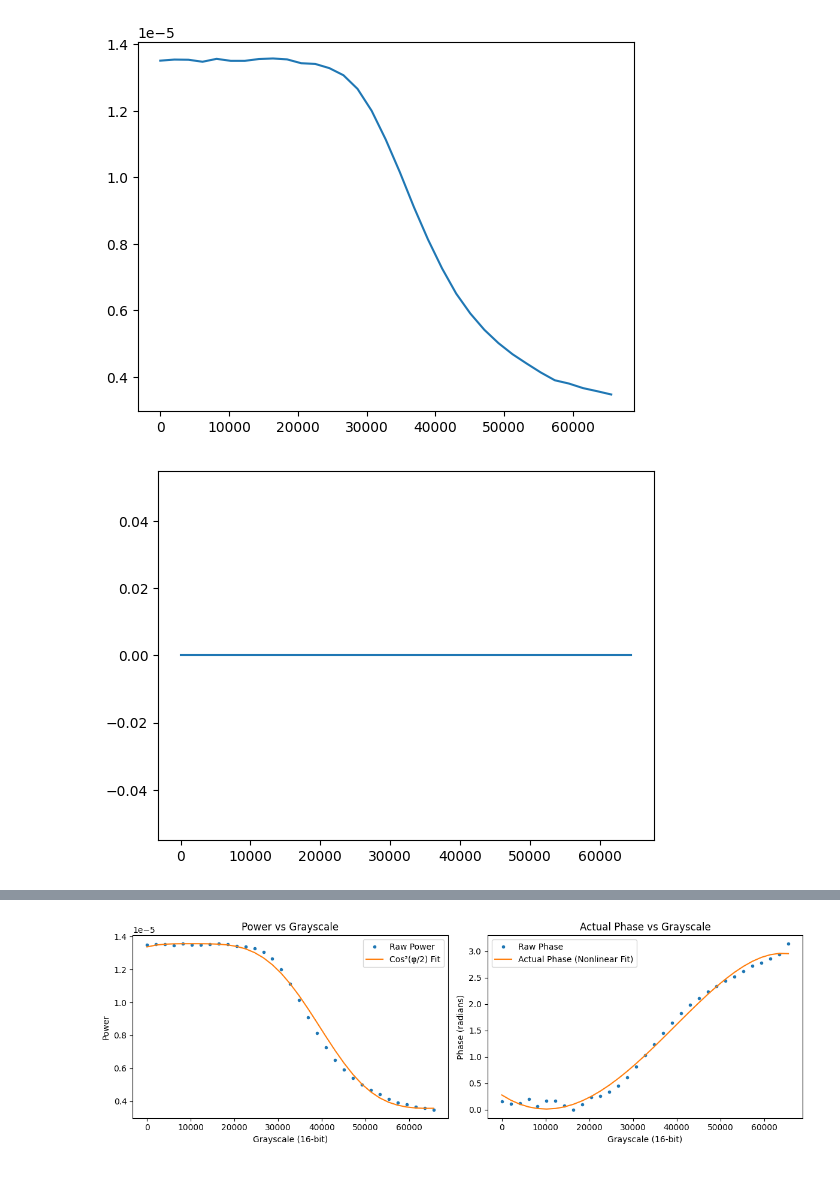
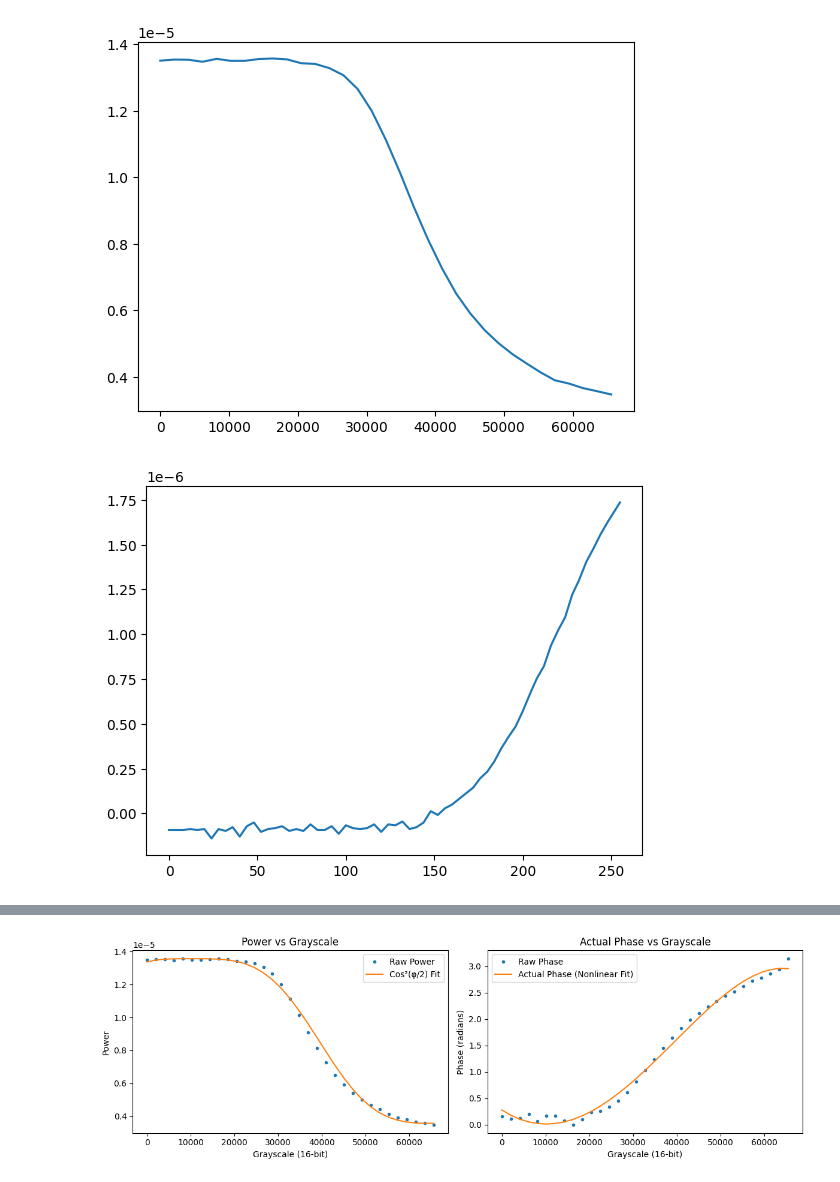
Before and after one commit to rstanuwijaya/slm-control, a Jupyter notebook: generate-lut.ipynb, the cells around one changed output, grey strips where cells are left out. Cells and saved outputs as stored; diff of their text form; code cells hidden in the pictures.

```diff
--- a/generate-lut.ipynb
+++ b/generate-lut.ipynb
@@ -7,12 +7,13 @@ plt.plot(g, p)
 plt.show()
 # %% [output]
 [figure]
-# %%
-import numpy as np
-import matplotlib.pyplot as plt
-
-g, p = np.loadtxt('ramp_calib_h_p6.csv', delimiter=',').T
-plt.plot(g, p)
-plt.show()
-# %% [output]
-[figure, removed]
+# %%
+import numpy as np
+import matplotlib.pyplot as plt
+
+g, p = np.loadtxt('ramp_calib_v_p4.csv', delimiter=',').T
+g = g // 256
+plt.plot(g, p)
+plt.show()
+# %% [output]
+[figure, added]
```
Also changed, not shown: parts of 8 cells of this notebook, 45 other files.
